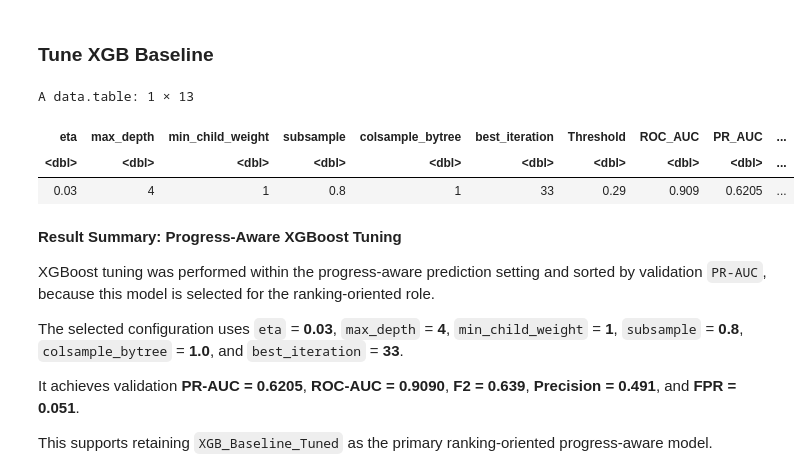
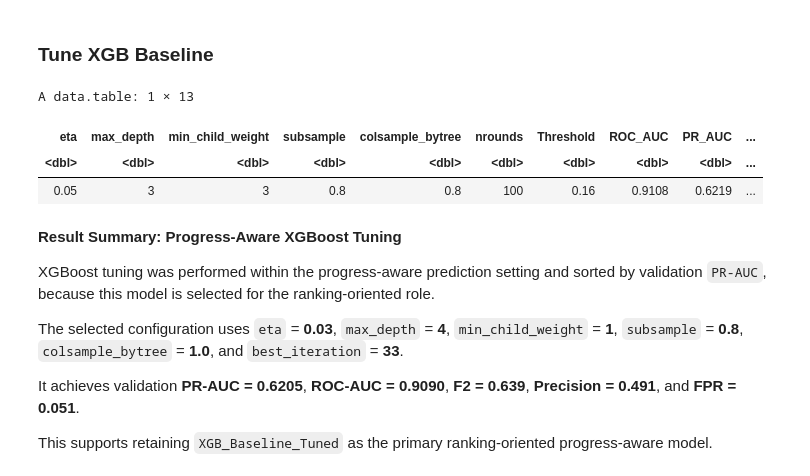
Before and after one commit to Safonovanastya87/stepik-product-analytics-completion-risk-ml, a Jupyter notebook: notebooks/03_completion_risk_modeling.ipynb, the cells around one changed output. Cells and saved outputs as stored; diff of their text form; code cells hidden in the pictures.

```diff
--- a/notebooks/03_completion_risk_modeling.ipynb
+++ b/notebooks/03_completion_risk_modeling.ipynb
@@ -1704,11 +1704,11 @@ train_evaluate_xgb_validation <- function(strategy_id,
     params = xgb_params,
     data = dtrain,
     nrounds = 500,
-    watchlist = list(train = dtrain, val = dval),
+    evals = list(train = dtrain, val = dval),
     early_stopping_rounds = 30,
     maximize = TRUE,
     verbose = 0
-  )
+)
 
   # Predict validation probabilities for the positive class
   xgb_probs_val <- predict(xgb_fit, dval)
@@ -2619,6 +2619,7 @@ xgb_tune_grid <- expand.grid(
   min_child_weight = c(1, 3),
   subsample = c(0.8, 1.0),
   colsample_bytree = c(0.8, 1.0),
+  nrounds = c(50, 100, 200),
   stringsAsFactors = FALSE
 )
 
@@ -2653,26 +2654,16 @@ xgb_tuning_results <- rbindlist(lapply(seq_len(nrow(xgb_tune_grid)), function(i)
   )
 
   # Train with validation monitoring and early stopping.
-  # Use watchlist here; xgb_train_safe will convert it to evals if needed.
+  # Use evals here; xgb_train_safe will convert it to evals if needed.
   set.seed(42)
   xgb_fit <- xgboost::xgb.train(
     params = xgb_params,
     data = dtrain_engineered,
-    nrounds = 700,
-    watchlist = list(train = dtrain_engineered, val = dval_engineered),
-    early_stopping_rounds = 30,
+    nrounds = params_i$nrounds,
+    evals = list(train = dtrain_engineered, val = dval_engineered),
     maximize = TRUE,
     verbose = 0
   )
-
-  # Store the best boosting iteration in a version-safe way.
-  best_iter <- if (!is.null(xgb_fit$best_iteration)) {
-    xgb_fit$best_iteration
-  } else if (!is.null(xgb_fit$best_iter)) {
-    xgb_fit$best_iter
-  } else {
-    stop("No best_iteration / best_iter found in xgb_fit")
-  }
 
   # Predict validation probabilities for the positive class.
   xgb_probs_val <- predict(xgb_fit, dval_engineered)
@@ -2693,12 +2684,11 @@ xgb_tuning_results <- rbindlist(lapply(seq_len(nrow(xgb_tune_grid)), function(i)
       min_child_weight = params_i$min_child_weight,
       subsample = params_i$subsample,
       colsample_bytree = params_i$colsample_bytree,
-      best_iteration = best_iter
+      nrounds = params_i$nrounds
     ),
     val_metrics
   )
-}))
-
+ }))
 # Sort full tuning results by the ranking-oriented selection criterion:
 # first PR-AUC, then F2, then lower false-positive rate.
 xgb_tuning_results <- xgb_tuning_results[
@@ -2707,34 +2697,34 @@ xgb_tuning_results <- xgb_tuning_results[
 # %%
 # Select the best XGBoost tuning configuration after sorting.
 best_xgb_params <- xgb_tuning_results[1]
 
 # Display only the selected XGBoost configuration for reporting.
 best_xgb_params_compact <- best_xgb_params[
   ,
 
   .(
     eta,
     max_depth,
     min_child_weight,
     subsample,
     colsample_bytree,
-    best_iteration,
+    nrounds,
     Threshold = Val_Threshold,
     ROC_AUC   = Val_ROC_AUC,
     PR_AUC    = Val_PR_AUC,
     Recall    = Val_Recall,
     Precision = Val_Precision,
     F2        = Val_F2,
     FPR       = Val_FPR
   )
 ]
 
 best_xgb_params_compact
 # %% [output]
 A data.table: 1 × 13
-| eta | max_depth | min_child_weight | subsample | colsample_bytree | best_iteration | Threshold | ROC_AUC | PR_AUC | ... |
+| eta | max_depth | min_child_weight | subsample | colsample_bytree | nrounds | Threshold | ROC_AUC | PR_AUC | ... |
 | <dbl> | <dbl> | <dbl> | <dbl> | <dbl> | <dbl> | <dbl> | <dbl> | <dbl> | ... |
-| 0.03 | 4 | 1 | 0.8 | 1 | 33 | 0.29 | 0.909 | 0.6205 | ... |
+| 0.05 | 3 | 3 | 0.8 | 0.8 | 100 | 0.16 | 0.9108 | 0.6219 | ... |
 # %% [markdown]
 **Result Summary: Progress-Aware XGBoost Tuning**
 
```
Also changed, not shown: parts of 21 cells of this notebook, 4 other files.
